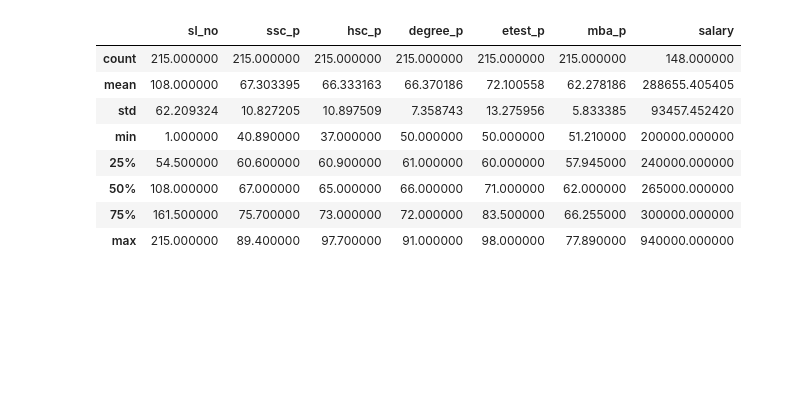
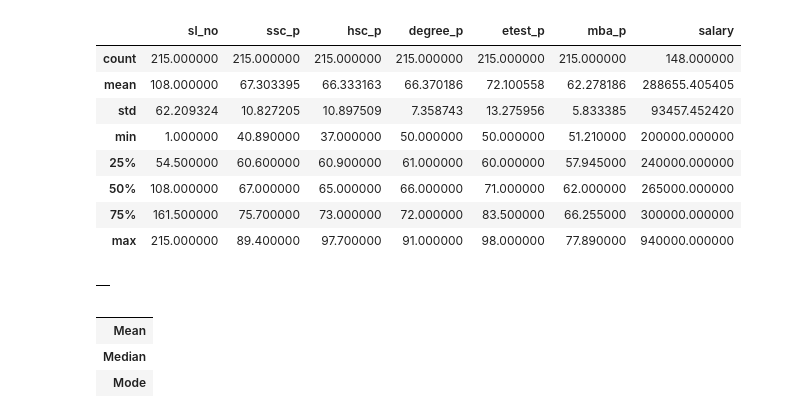
Before and after one commit to iampandiyan/CentralTendency, a Jupyter notebook: CentralTendancy.ipynb, the cells around one changed output. Saved outputs shown, nothing was run; the diff lists cells and outputs as text; code cells hidden in the pictures; blank space fills up the shorter version.

```diff
--- a/CentralTendancy.ipynb
+++ b/CentralTendancy.ipynb
@@ -173,3 +173,16 @@ dataset.describe()
 | 50% | 108.000000 | 67.000000 | 65.000000 | 66.000000 | 71.000000 | 62.000000 | 265000.000000 |
 | 75% | 161.500000 | 75.700000 | 73.000000 | 72.000000 | 83.500000 | 66.255000 | 300000.000000 |
 | max | 215.000000 | 89.400000 | 97.700000 | 91.000000 | 98.000000 | 77.890000 | 940000.000000 |
+# %%
+descriptive=pd.DataFrame()
+descriptive
+# %% [output]
+|  |
+# %%
+descriptive=pd.DataFrame(index=["Mean","Median","Mode"])
+descriptive
+# %% [output]
+|  |
+| Mean |
+| Median |
+| Mode |
```
Also changed, not shown: parts of 6 cells of this notebook.
